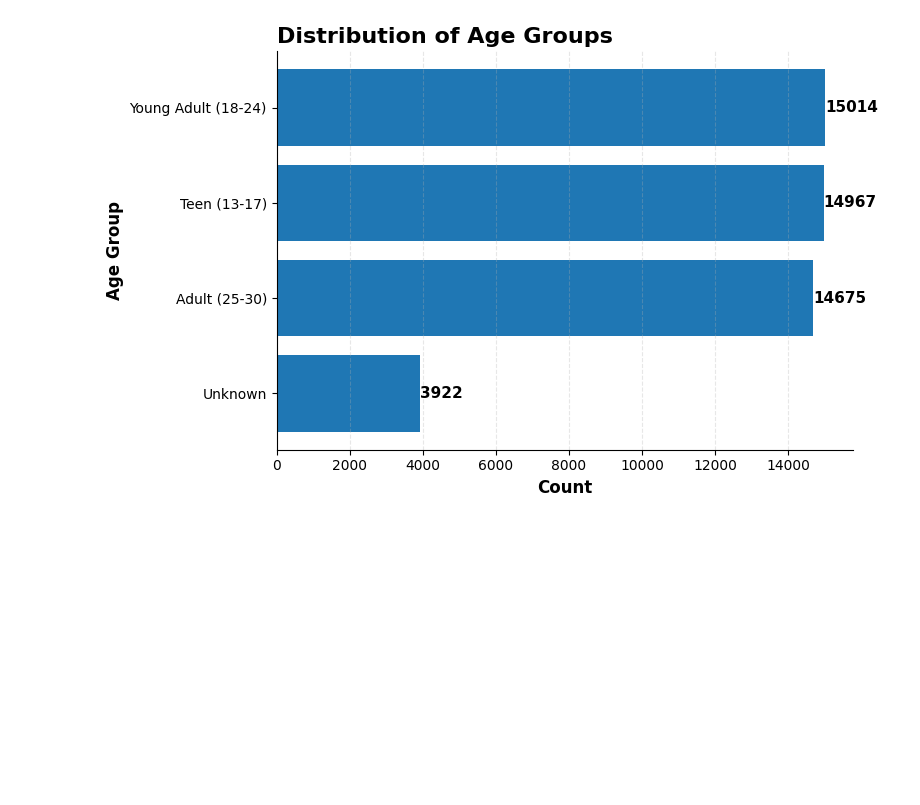
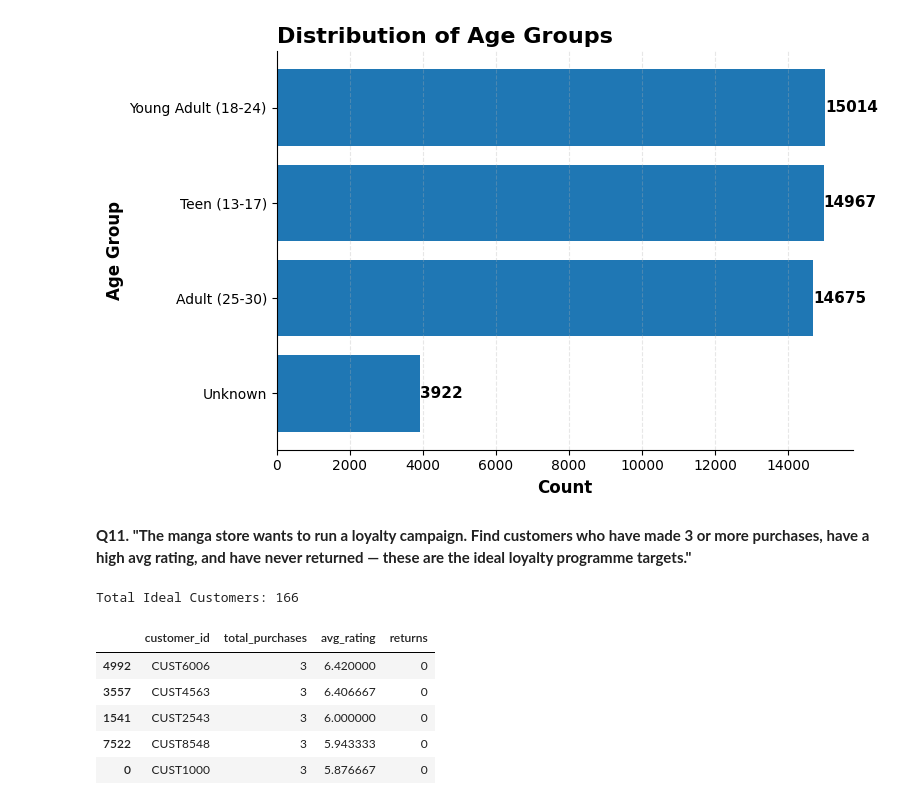
Before and after one commit to Abhaypanchal5/Data-Analytics-Portfolio, a Jupyter notebook: 04_End-To-End-Project/Manga Sales/NoteBook/Manga.ipynb, the cells around one changed output. Saved outputs shown, nothing was run; the diff lists cells and outputs as text; code cells hidden in the pictures; blank space fills up the shorter version.

```diff
--- a/04_End-To-End-Project/Manga Sales/NoteBook/Manga.ipynb
+++ b/04_End-To-End-Project/Manga Sales/NoteBook/Manga.ipynb
@@ -785,3 +785,36 @@ plt.tight_layout()
 plt.show()
 # %% [output]
 [figure]
+# %% [markdown]
+**Q11. "The manga store wants to run a loyalty campaign. Find customers who have made 3 or more purchases, have a high avg rating, and have never returned — these are the ideal loyalty programme targets."**
+# %%
+ideal_customers = (
+    df_copy
+    .groupby('customer_id')
+    .agg(
+        total_purchases=('transaction_id', 'count'),
+        avg_rating=('customer_rating', 'mean'),
+        returns=('is_returned', lambda x: (x == 'Yes').sum())
+    )
+    .reset_index()
+)
+
+ideal_customers = (
+    ideal_customers[
+        (ideal_customers['total_purchases'] >= 3) &
+        (ideal_customers['avg_rating'] >= 4) &
+        (ideal_customers['returns'] == 0)
+    ]
+    .sort_values(by=['avg_rating','total_purchases'], ascending=[False, False])
+)
+
+print(f"Total Ideal Customers: {ideal_customers.shape[0]}")
+ideal_customers.head()
+# %% [output]
+Total Ideal Customers: 166
+|  | customer_id | total_purchases | avg_rating | returns |
+| 4992 | CUST6006 | 3 | 6.420000 | 0 |
+| 3557 | CUST4563 | 3 | 6.406667 | 0 |
+| 1541 | CUST2543 | 3 | 6.000000 | 0 |
+| 7522 | CUST8548 | 3 | 5.943333 | 0 |
+| 0 | CUST1000 | 3 | 5.876667 | 0 |
```
